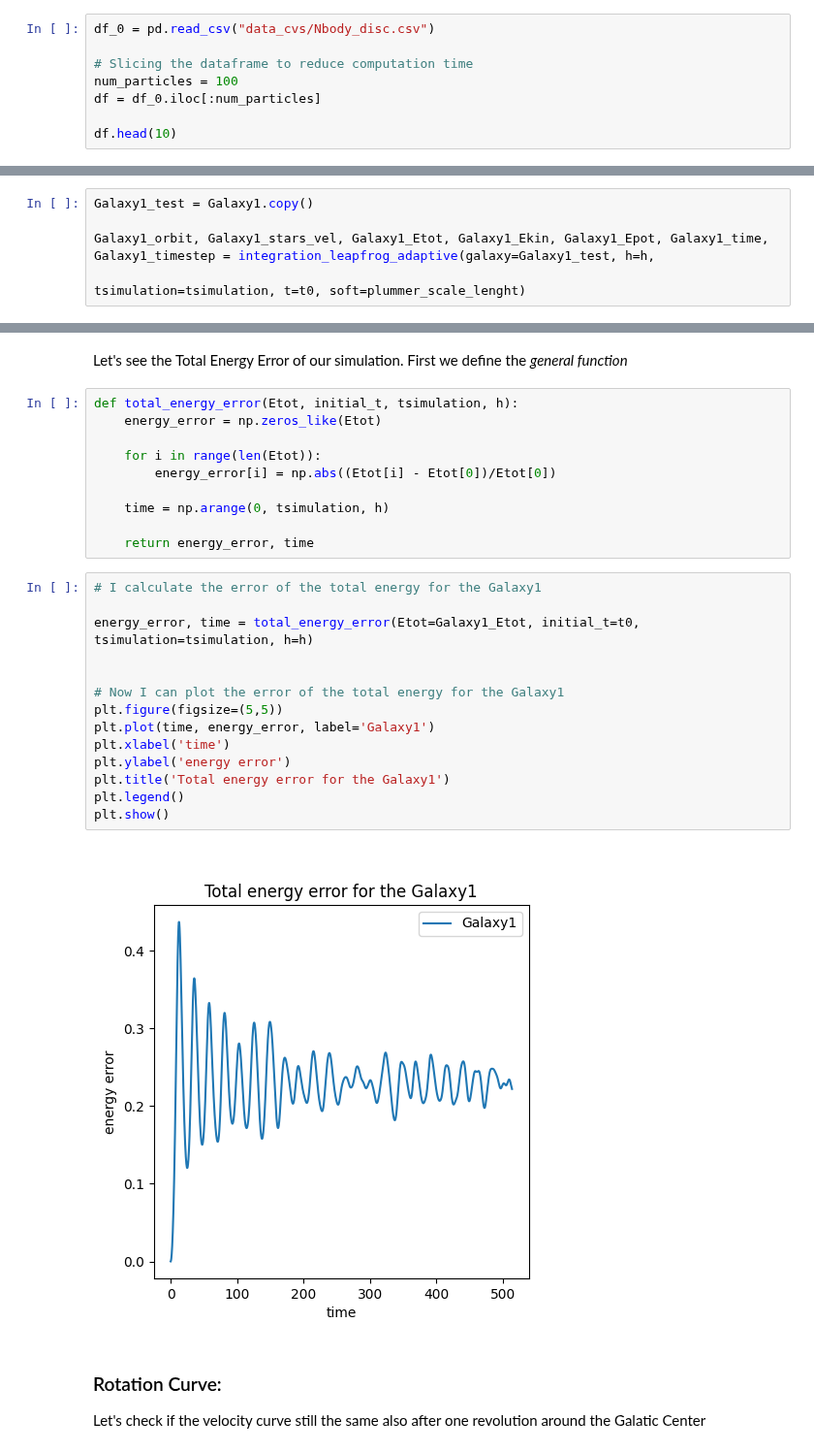
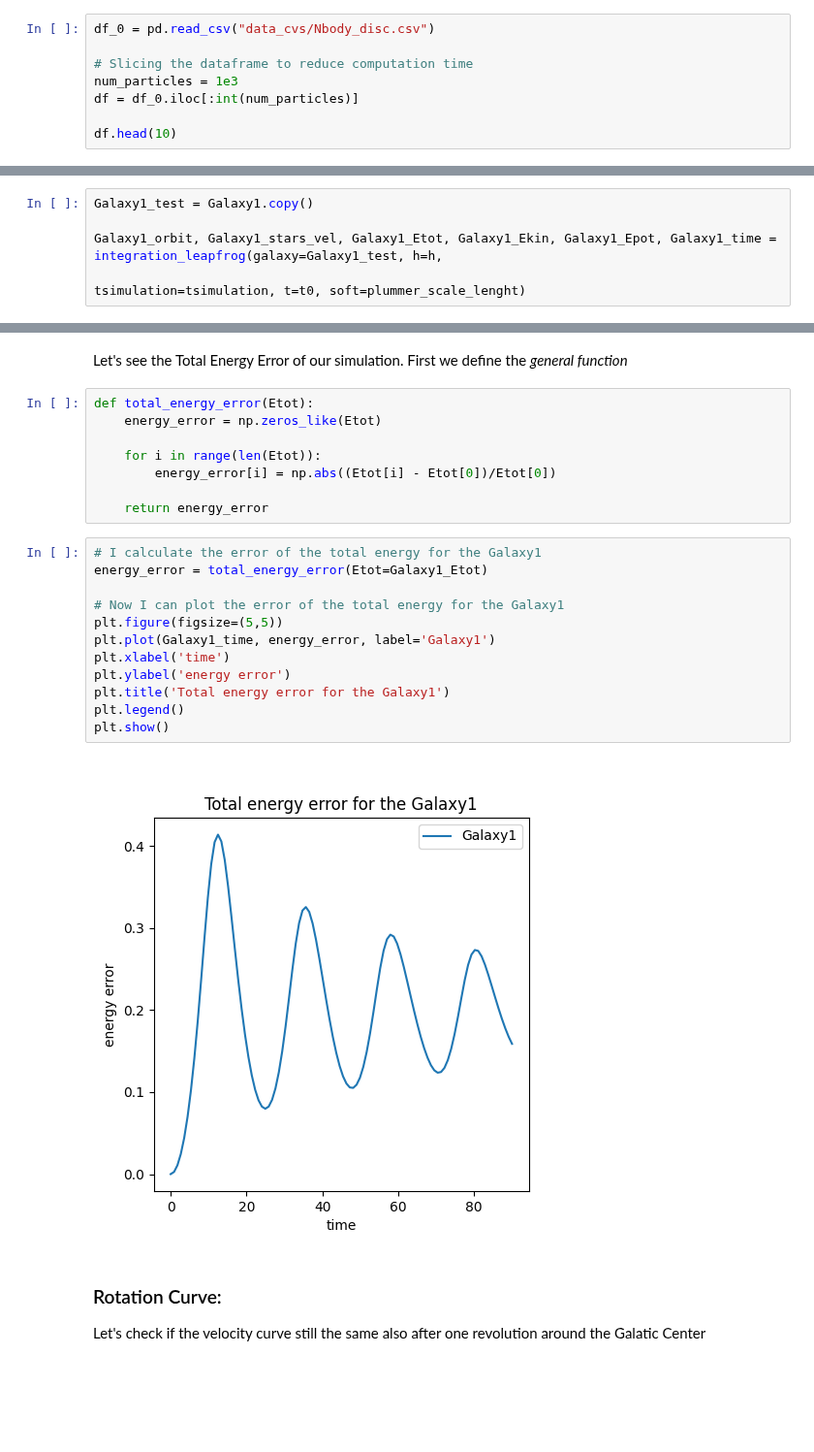
Before and after one commit to giadaaggio/compastro_23, a Jupyter notebook: GAMALOS/gamalos_copy_Marco.ipynb, the cells around one changed output, grey strips where cells are left out. Shown at 97% size. Saved outputs shown, nothing was run; the diff lists cells and outputs as text; blank space fills up the shorter version.

```diff
--- a/GAMALOS/gamalos_copy_Marco.ipynb
+++ b/GAMALOS/gamalos_copy_Marco.ipynb
@@ -41,8 +41,8 @@ We can import the data of one galaxy at first. The units are still Nbody units.
 df_0 = pd.read_csv("data_cvs/Nbody_disc.csv")
 
 # Slicing the dataframe to reduce computation time
-num_particles = 100
-df = df_0.iloc[:num_particles]
+num_particles = 1e3
+df = df_0.iloc[:int(num_particles)]
 
 df.head(10)
 # %% [output]
@@ -165,7 +161,7 @@ Period of the galaxy (approximately): 514.221803394768
 # %%
 Galaxy1_test = Galaxy1.copy()
 
-Galaxy1_orbit, Galaxy1_stars_vel, Galaxy1_Etot, Galaxy1_Ekin, Galaxy1_Epot, Galaxy1_time, Galaxy1_timestep = integration_leapfrog_adaptive(galaxy=Galaxy1_test, h=h,
+Galaxy1_orbit, Galaxy1_stars_vel, Galaxy1_Etot, Galaxy1_Ekin, Galaxy1_Epot, Galaxy1_time = integration_leapfrog(galaxy=Galaxy1_test, h=h,
                                                                                             tsimulation=tsimulation, t=t0, soft=plummer_scale_lenght)
 # %% [markdown]
 Now let's try to print the particles evolution within a Period time
@@ -183,31 +182,27 @@ plt.show()
 # %% [markdown]
 Let's see the Total Energy Error of our simulation. First we define the *general function*
 # %%
-def total_energy_error(Etot, initial_t, tsimulation, h):
+def total_energy_error(Etot):
     energy_error = np.zeros_like(Etot)
 
     for i in range(len(Etot)):
         energy_error[i] = np.abs((Etot[i] - Etot[0])/Etot[0])
 
-    time = np.arange(0, tsimulation, h)
-
-    return energy_error, time
+    return energy_error
 # %%
 # I calculate the error of the total energy for the Galaxy1
-
-energy_error, time = total_energy_error(Etot=Galaxy1_Etot, initial_t=t0, tsimulation=tsimulation, h=h)
-
+energy_error = total_energy_error(Etot=Galaxy1_Etot)
 
 # Now I can plot the error of the total energy for the Galaxy1
 plt.figure(figsize=(5,5))
-plt.plot(time, energy_error, label='Galaxy1')
+plt.plot(Galaxy1_time, energy_error, label='Galaxy1')
 plt.xlabel('time')
 plt.ylabel('energy error')
 plt.title('Total energy error for the Galaxy1')
 plt.legend()
 plt.show()
 # %% [output]
-[figure, old version]
+[figure, new version]
 # %% [markdown]
 ### Rotation Curve:
 Let's check if the velocity curve still the same also after one revolution around the Galatic Center
```
Also changed, not shown: parts of 7 cells of this notebook.
